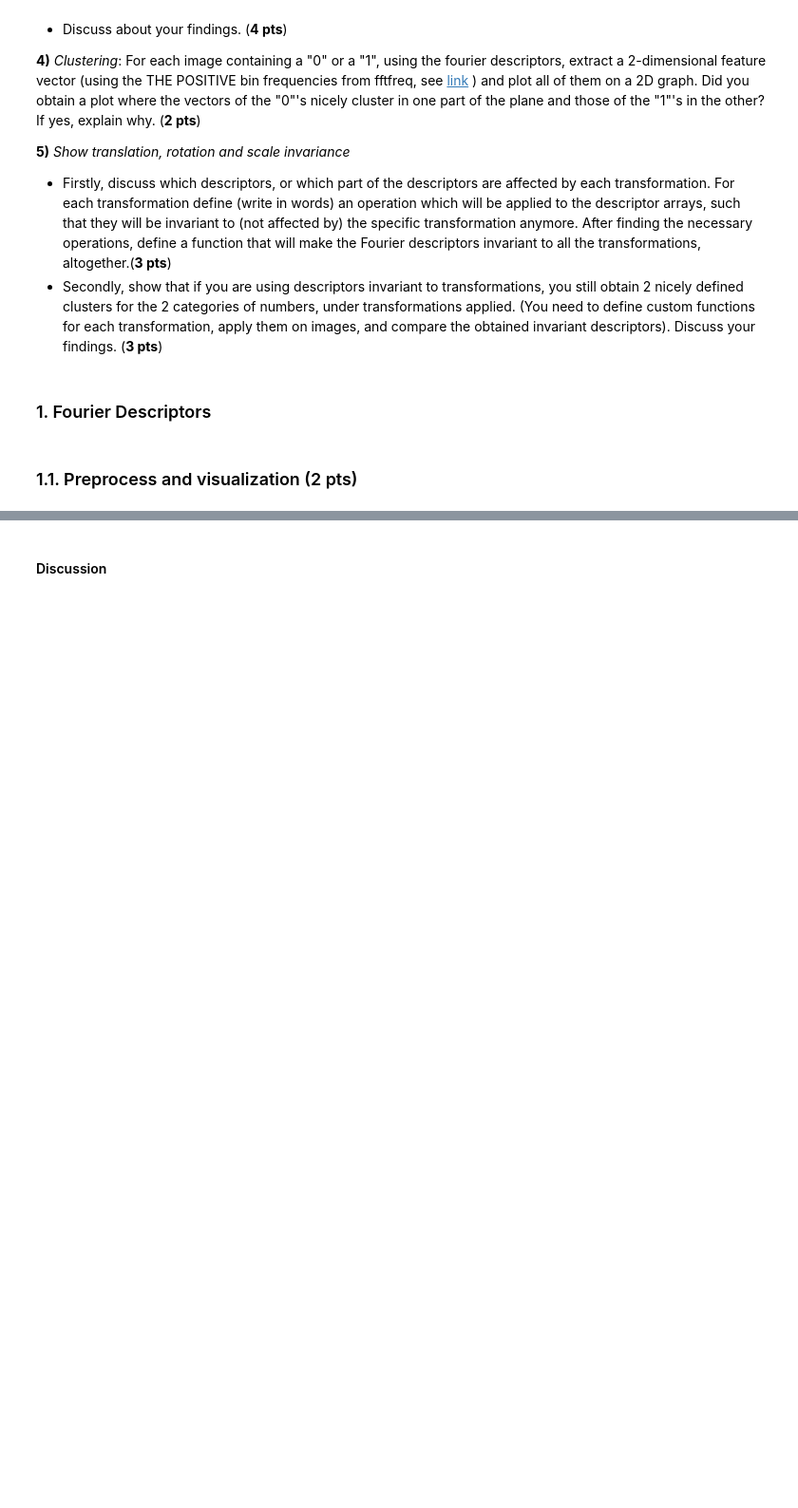
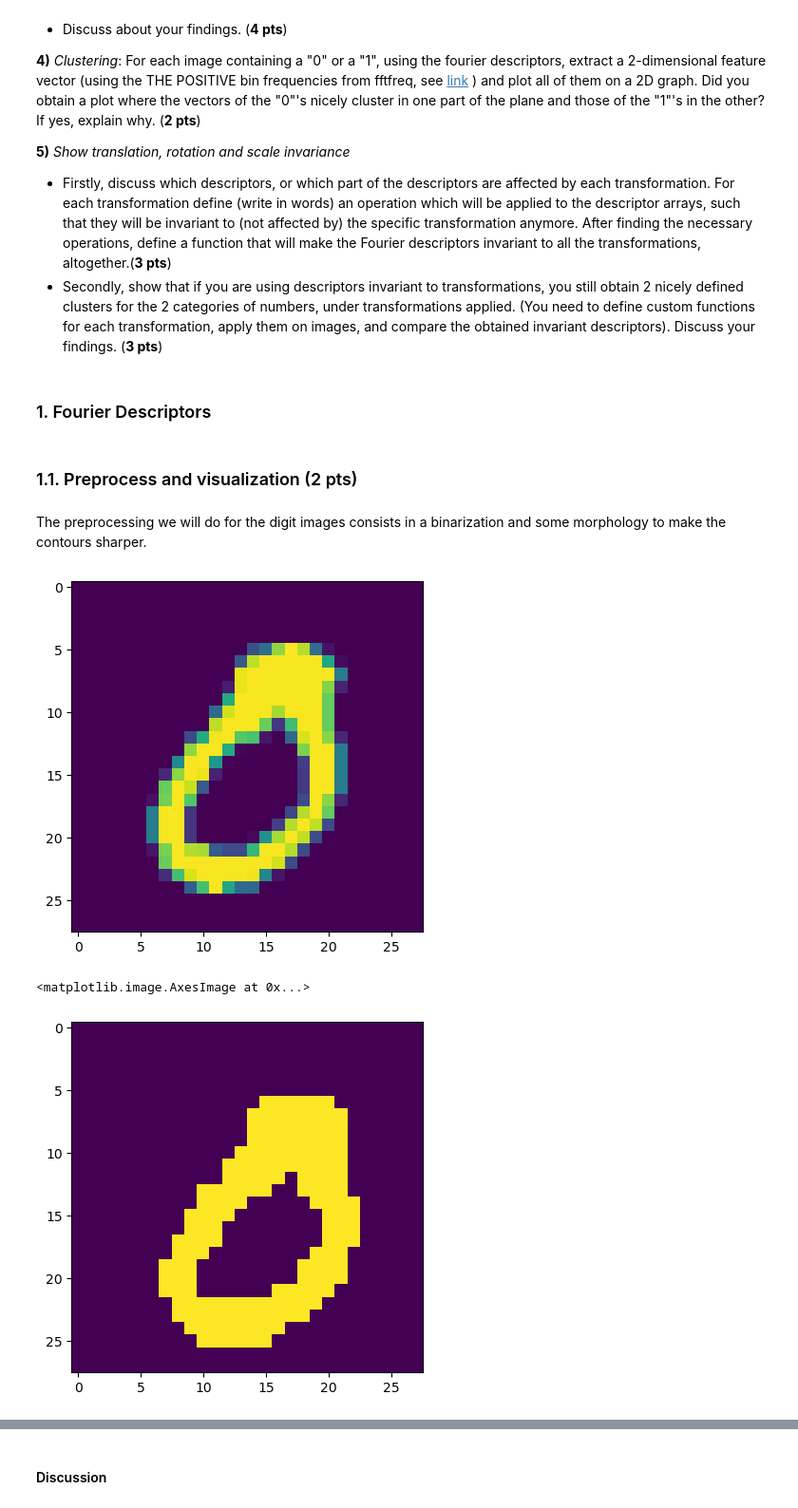
Before and after one commit to LTS5/iapr, a Jupyter notebook: labs/lab_02_object_description.ipynb, the cells around one changed output, grey strips where cells are left out. Shown at 95% size. Saved outputs shown, nothing was run; the diff lists cells and outputs as text; code cells hidden in the pictures; blank space fills up the shorter version.

```diff
--- a/labs/lab_02_object_description.ipynb
+++ b/labs/lab_02_object_description.ipynb
@@ -129 +129,36 @@ In this part you will use images of "0"s and "1"s.
+# %% [markdown]
+The preprocessing we will do for the digit images consists in a binarization and some morphology to make the contours sharper.
+# %%
+import cv2
+import numpy as np
+from skimage.morphology import disk, closing, opening
+
+plt.imshow(zeros_im[0])
+plt.show()
+
+kernel_dilate = np.ones((2,2), np.uint8)
+kernel_erode = np.ones((2,2), np.uint8)
+zeros_im_bin = []
+ones_im_bin = []
+for i in range(len(zeros_im)):
+    _,im0 = cv2.threshold(zeros_im[i], 50, 255, cv2.THRESH_BINARY)
+    _,im1 = cv2.threshold(ones_im[i],50, 255, cv2.THRESH_BINARY)
+
+    #im0 = opening(im0,disk(1))
+    #im1 = opening(im1,disk(1))
+    #im0 = closing(im0,disk(1))
+    #im1 = closing(im1,disk(1))
+    im0 = cv2.erode(im0,kernel_erode)
+    im1 = cv2.erode(im1,kernel_erode)
+    im0 = cv2.dilate(im0,kernel_dilate)
+    im1 = cv2.dilate(im1,kernel_dilate)
+
+    zeros_im_bin.append(im0)
+    ones_im_bin.append(im1)
+
+plt.imshow(zeros_im_bin[0])
+# %% [output]
+[figure, added]
+<matplotlib.image.AxesImage at 0x...>
+[figure, added]
 # %%
```
Also changed, not shown: parts of 12 cells of this notebook.
